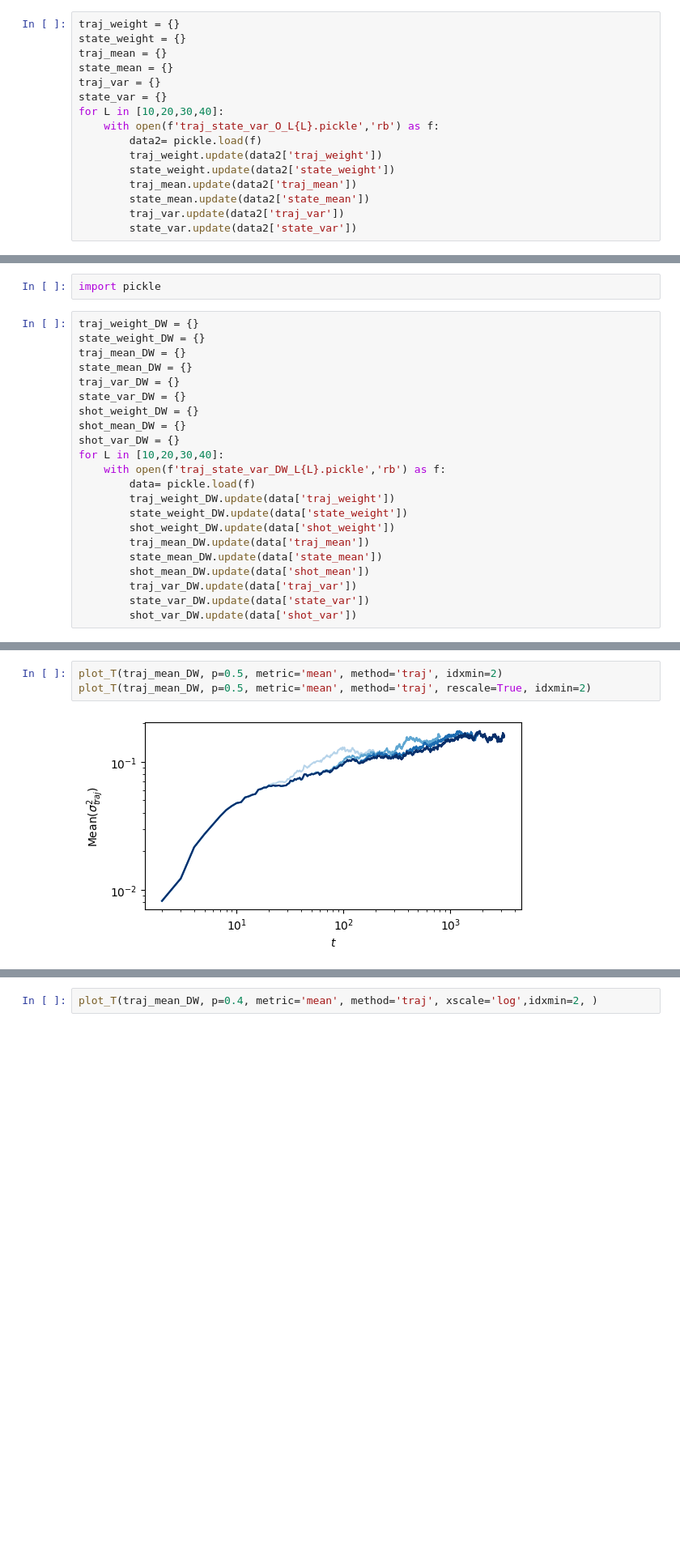
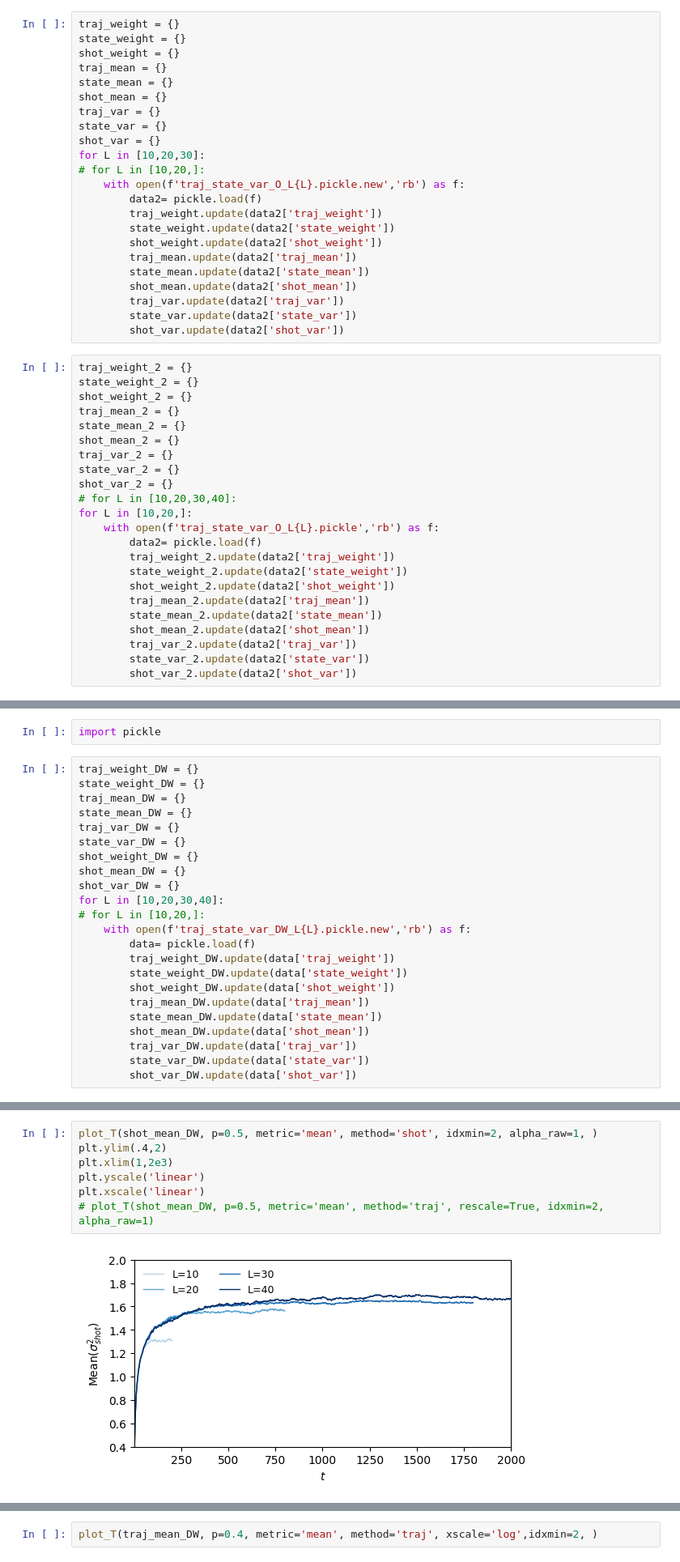
Before and after one commit to hainingpan/CT_MPS, a Jupyter notebook: FM_fluct_T.ipynb, the cells around one changed output, grey strips where cells are left out. Shown at 81% size. Saved outputs shown, nothing was run; the diff lists cells and outputs as text; blank space fills up the shorter version.

```diff
--- a/FM_fluct_T.ipynb
+++ b/FM_fluct_T.ipynb
@@ -602,16 +693,46 @@ import pickle
 # %%
 traj_weight = {}
 state_weight = {}
+shot_weight = {}
 traj_mean = {}
 state_mean = {}
+shot_mean = {}
 traj_var = {}
 state_var = {}
-for L in [10,20,30,40]:
-    with open(f'traj_state_var_O_L{L}.pickle','rb') as f:
+shot_var = {}
+for L in [10,20,30]:
+# for L in [10,20,]:
+    with open(f'traj_state_var_O_L{L}.pickle.new','rb') as f:
         data2= pickle.load(f)
         traj_weight.update(data2['traj_weight'])
         state_weight.update(data2['state_weight'])
+        shot_weight.update(data2['shot_weight'])
         traj_mean.update(data2['traj_mean'])
         state_mean.update(data2['state_mean'])
+        shot_mean.update(data2['shot_mean'])
         traj_var.update(data2['traj_var'])
         state_var.update(data2['state_var'])
+        shot_var.update(data2['shot_var'])
+# %%
+traj_weight_2 = {}
+state_weight_2 = {}
+shot_weight_2 = {}
+traj_mean_2 = {}
+state_mean_2 = {}
+shot_mean_2 = {}
+traj_var_2 = {}
+state_var_2 = {}
+shot_var_2 = {}
+# for L in [10,20,30,40]:
+for L in [10,20,]:
+    with open(f'traj_state_var_O_L{L}.pickle','rb') as f:
+        data2= pickle.load(f)
+        traj_weight_2.update(data2['traj_weight'])
+        state_weight_2.update(data2['state_weight'])
+        shot_weight_2.update(data2['shot_weight'])
+        traj_mean_2.update(data2['traj_mean'])
+        state_mean_2.update(data2['state_mean'])
+        shot_mean_2.update(data2['shot_mean'])
+        traj_var_2.update(data2['traj_var'])
+        state_var_2.update(data2['state_var'])
+        shot_var_2.update(data2['shot_var'])
@@ -714,7 +898,8 @@ shot_weight_DW = {}
 shot_mean_DW = {}
 shot_var_DW = {}
 for L in [10,20,30,40]:
-    with open(f'traj_state_var_DW_L{L}.pickle','rb') as f:
+# for L in [10,20,]:
+    with open(f'traj_state_var_DW_L{L}.pickle.new','rb') as f:
         data= pickle.load(f)
         traj_weight_DW.update(data['traj_weight'])
         state_weight_DW.update(data['state_weight'])
@@ -754,7 +953,11 @@ plot_T(state_weight_DW, p=0.6, metric='weight', method='state', xscale=None, xli
 # %% [output]
 [figure]
 # %%
-plot_T(traj_mean_DW, p=0.5, metric='mean', method='traj', idxmin=2)
-plot_T(traj_mean_DW, p=0.5, metric='mean', method='traj', rescale=True, idxmin=2)
+plot_T(shot_mean_DW, p=0.5, metric='mean', method='shot', idxmin=2, alpha_raw=1, )
+plt.ylim(.4,2)
+plt.xlim(1,2e3)
+plt.yscale('linear')
+plt.xscale('linear')
+# plot_T(shot_mean_DW, p=0.5, metric='mean', method='traj', rescale=True, idxmin=2, alpha_raw=1)
 # %% [output]
-[figure, old version]
+[figure, new version]
```
Also changed, not shown: parts of 29 cells of this notebook, 6 other files.
